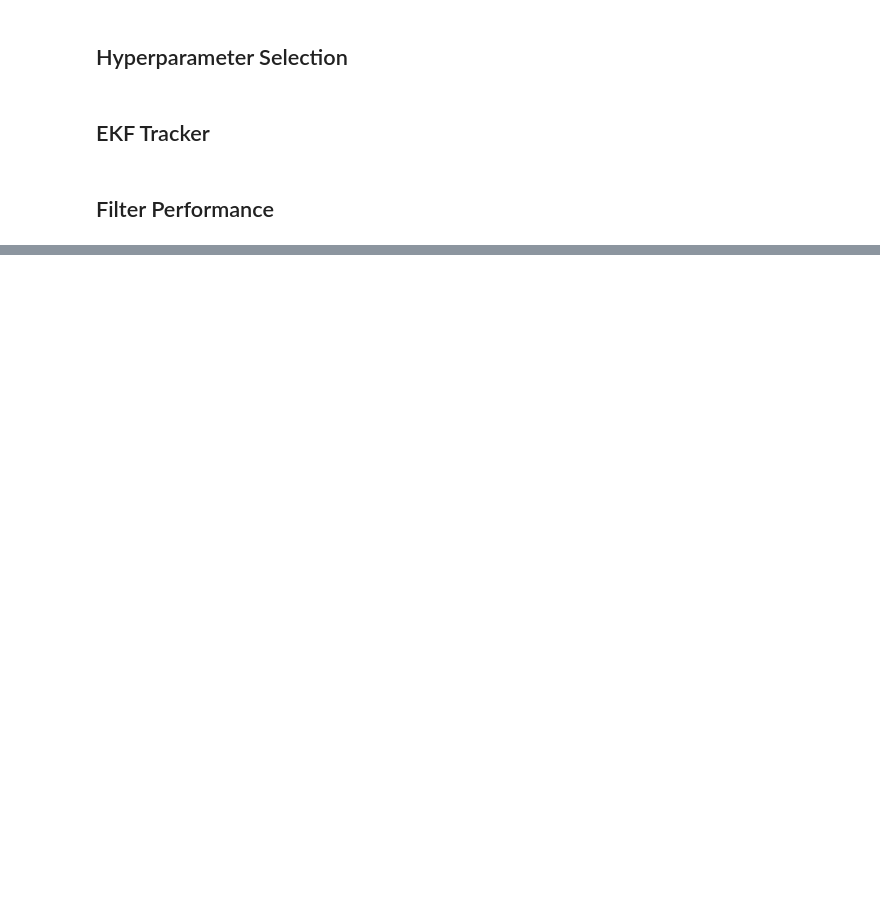
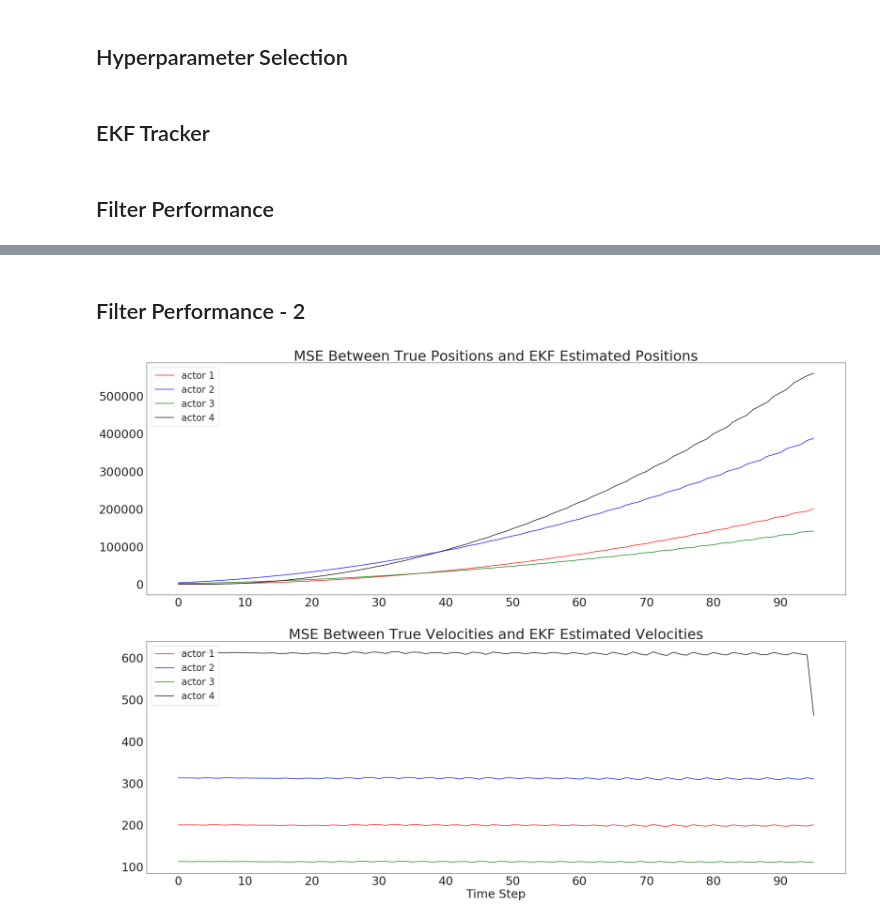
Before and after one commit to andac-demir/Extended-Kalman-Filter-for-Multitarget-Tracking, a Jupyter notebook: ekf_implementation.py.ipynb, the cells around one changed output, grey strips where cells are left out. Drawn from its saved outputs; the diff is of its cells as text; code cells hidden in the pictures; blank space fills up the shorter version.

```diff
--- a/ekf_implementation.py.ipynb
+++ b/ekf_implementation.py.ipynb
@@ -297,0 +325,2 @@ anim.save('state_estimations.mp4')
+# %% [markdown]
+## Filter Performance - 2
@@ -297,0 +346,34 @@ anim.save('state_estimations.mp4')
+# %%
+def plot_performance(position_mse_alltimes, velocity_mse_alltimes):
+    t = np.arange(0, len(position_mse_alltimes), 1)
+    fig, ((ax1, ax2)) = plt.subplots(2, 1, figsize=(32,24))
+
+    ax1.set_title('MSE Between True Positions and EKF Estimated Positions', fontsize=36)
+    ax1.plot(t, [item[0] for item in position_mse_alltimes], 'r', label='actor 1')
+    ax1.plot(t, [item[1] for item in position_mse_alltimes], 'b', label='actor 2')
+    ax1.plot(t, [item[2] for item in position_mse_alltimes], 'g', label='actor 3')
+    ax1.plot(t, [item[3] for item in position_mse_alltimes], 'black', label='actor 4')
+    legend = ax1.legend(loc='upper left', fontsize=24)
+    # Put a nicer background color on the legend.
+    legend.get_frame().set_facecolor('white')
+    ax1.set_xticks(np.arange(min(t), max(t)+1, 10))
+    ax1.tick_params(axis='both', which='major', labelsize=30)
+
+    ax2.set_title('MSE Between True Velocities and EKF Estimated Velocities', fontsize=36)
+    ax2.plot(t, [item[0] for item in velocity_mse_alltimes], 'r', label='actor 1')
+    ax2.plot(t, [item[1] for item in velocity_mse_alltimes], 'b', label='actor 2')
+    ax2.plot(t, [item[2] for item in velocity_mse_alltimes], 'g', label='actor 3')
+    ax2.plot(t, [item[3] for item in velocity_mse_alltimes], 'black', label='actor 4')
+    legend = ax2.legend(loc='upper left', fontsize=24)
+    # Put a nicer background color on the legend.
+    legend.get_frame().set_facecolor('white')
+    ax2.set_xticks(np.arange(min(t), max(t)+1, 10))
+    ax2.tick_params(axis='both', which='major', labelsize=30)
+    ax2.set_xlabel('Time Step', fontsize=30)
+
+    plt.show()
+# %%
+position_mse_alltimes, velocity_mse_alltimes = get_mse()
+plot_performance(position_mse_alltimes, velocity_mse_alltimes)
+# %% [output]
+[figure, added]
```
Also changed, not shown: parts of 10 cells of this notebook, 2 other files.
